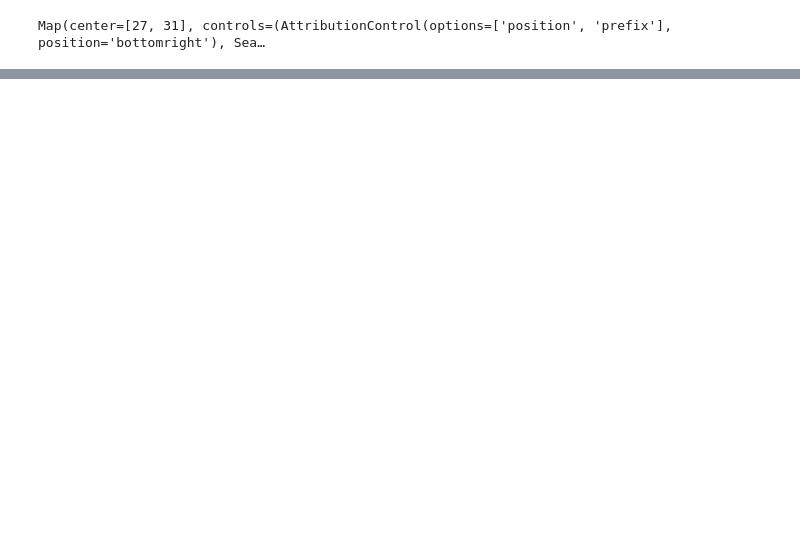
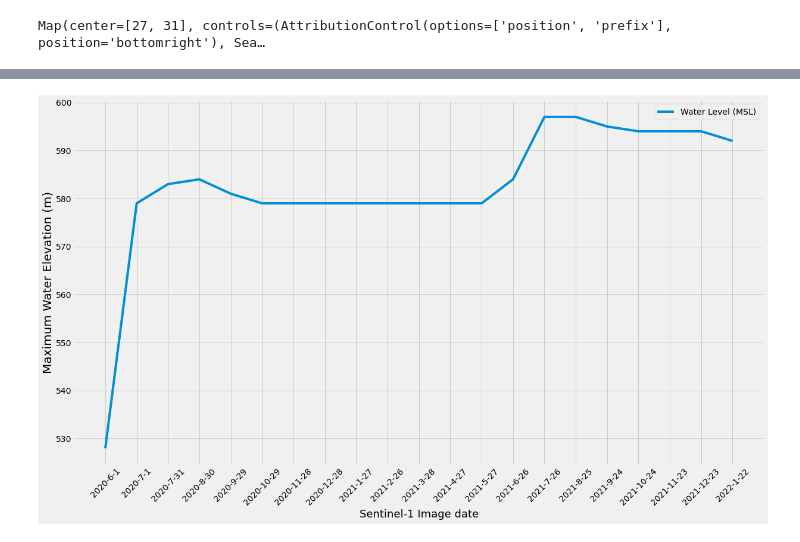
Before and after one commit to MuhammedM294/Iteru, a Jupyter notebook: SAR.ipynb, the cells around one changed output, grey strips where cells are left out. Drawn from its saved outputs; the diff is of its cells as text; code cells hidden in the pictures; blank space fills up the shorter version.

```diff
--- a/SAR.ipynb
+++ b/SAR.ipynb
@@ -117,0 +172,37 @@ display_gif(out_gif)
+# %%
+elevation_dataset = ee.ImageCollection('JAXA/ALOS/AW3D30/V3_2')\
+           .filter(ee.Filter.bounds(aoi))\
+           .select('DSM')\
+           .median()\
+           .clip(aoi)\
+           .reproject(crs = 'EPSG:32636', scale = 30 )
+# %%
+def max_water_ele(feature):
+
+    lake_dem = elevation_dataset.clip(feature)
+
+    max_ele = lake_dem.reduceRegion(
+                         reducer = ee.Reducer.max(),
+                         geometry = lake_dem.geometry(),
+                         scale = 30,
+                         crs = 'EPSG:32636',
+                        maxPixels = 1e11).get('DSM')
+    return lake_dem.set({'Maximum_water_elevation':max_ele,'Image_date':feature.get('start_day')})
+# %%
+dems = water_vectors.map(max_water_ele)
+# %%
+max_elev = [elev for elev in dems.aggregate_array('Maximum_water_elevation').getInfo()]
+# %%
+plt.style.use('fivethirtyeight')
+f = plt.figure()
+f.set_figwidth(10)
+f.set_figheight(7)
+plt.xlabel('Sentinel-1 Image date',fontsize=18)
+plt.ylabel('Maximum Water Elevation (m)',fontsize=20)
+plt.grid(True)
+plt.xticks(rotation=45)
+plt.plot(dates_list,max_elev, label = 'Water Level (MSL)')
+plt.legend()
+plt.gcf().set_size_inches(18.5,10.5)
+# %% [output]
+[figure, added]
```
Also changed, not shown: parts of 24 cells of this notebook, 1 other file.
